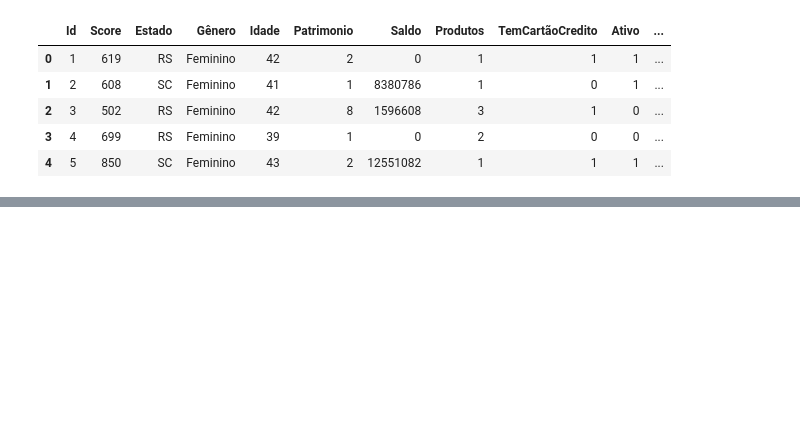
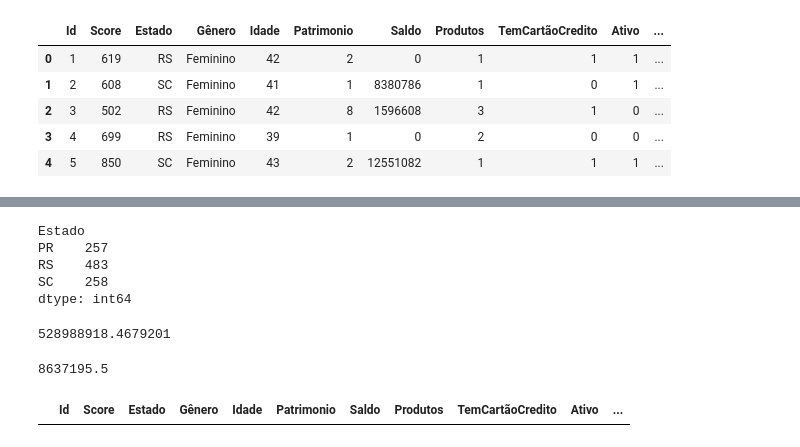
Before and after one commit to EuReinoso/TratamentoDeDados, a Jupyter notebook: Exemplo1/Tratando_Churn.ipynb, the cells around one changed output, grey strips where cells are left out. Saved outputs shown, nothing was run; the diff lists cells and outputs as text; code cells hidden in the pictures; blank space fills up the shorter version.

```diff
--- a/Exemplo1/Tratando_Churn.ipynb
+++ b/Exemplo1/Tratando_Churn.ipynb
@@ -193,0 +276,38 @@ dataset.head()
+# %%
+#Estado
+#Os problemas encontrados em estado foram os valores fora do domínio 'RP', 'SP' e 'TD'
+#vamos fazer a substituição deles pela moda (RS)
+dataset.loc[dataset["Estado"].isin(['RP','SP','TD']), "Estado"] = "RS"
+
+#verificando se ainda tem valores fora do dominio
+dataset.groupby(["Estado"]).size()
+# %% [output]
+Estado
+PR    257
+RS    483
+SC    258
+dtype: int64
+# %%
+#Salario
+#O problema encontrado em salário foram os outliers
+#vamos substituir os outliers pela mediana
+
+#calculando desvio padrão
+desv = sts.stdev(dataset["Salario"])
+desv
+# %% [output]
+528988918.4679201
+# %%
+#calculando a mediana
+mediana = sts.median(dataset["Salario"])
+mediana
+# %% [output]
+8637195.5
+# %%
+#subistituindo valores de 2 desvios padrão pela mediana
+dataset.loc[dataset["Salario"] >= 2 * desv, "Salario"] = mediana
+# %%
+#verificando se ainda tem outliers
+dataset[dataset["Salario"] >= 2 * desv]
+# %% [output]
+|  | Id | Score | Estado | Gênero | Idade | Patrimonio | Saldo | Produtos | TemCartãoCredito | Ativo | ... |
```
Also changed, not shown: parts of 15 cells of this notebook.
